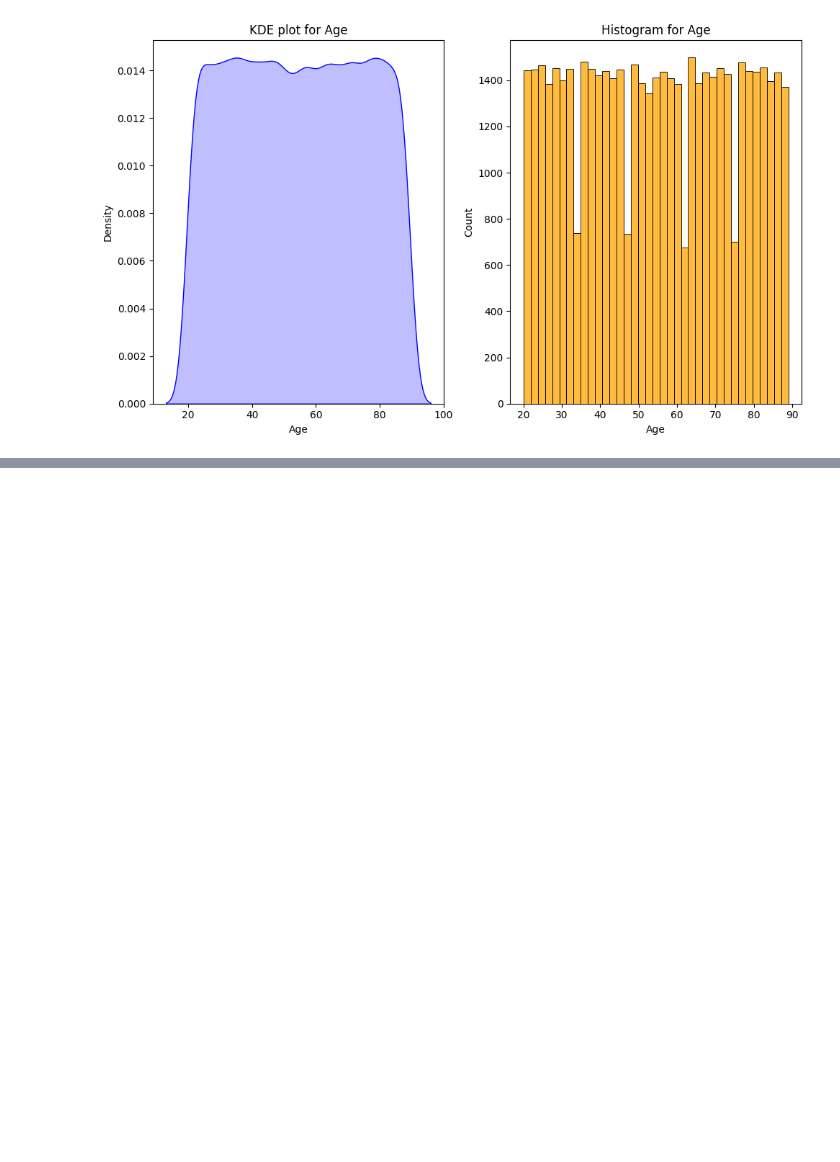
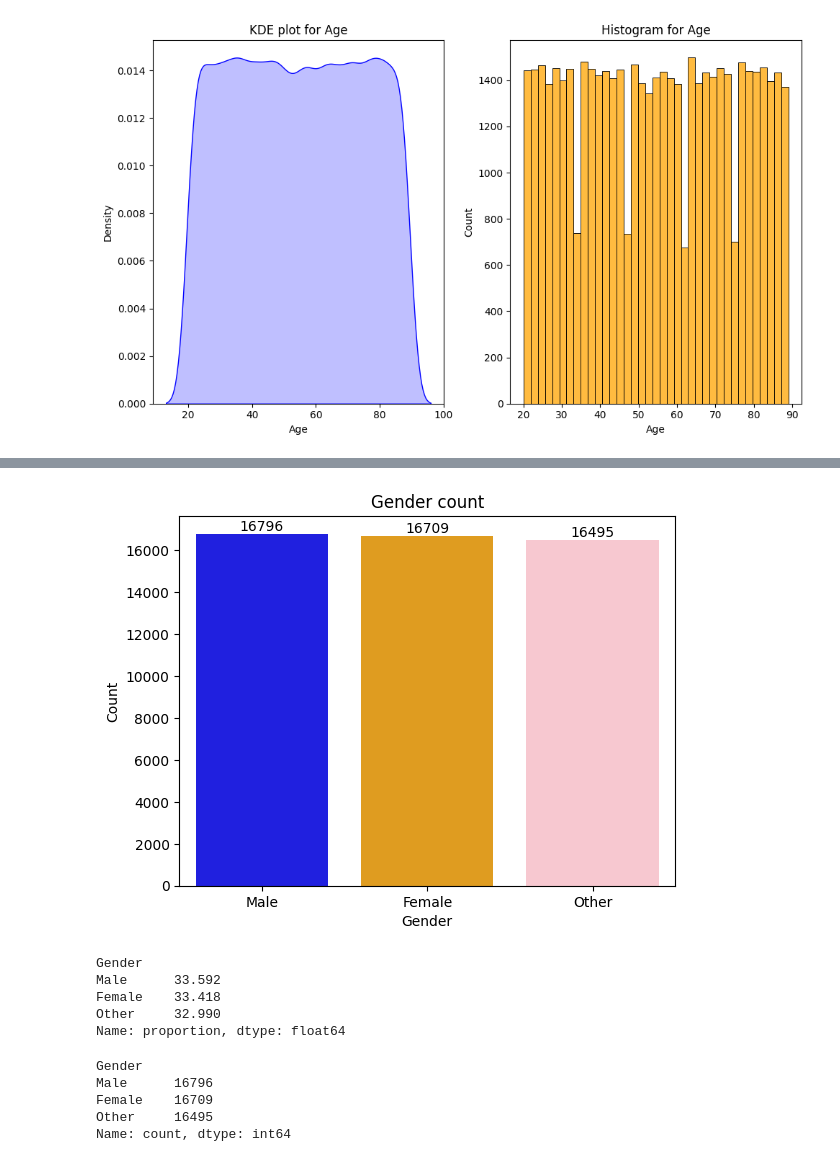
Before and after one commit to aijulhussain/EDA-project, a Jupyter notebook: EDA_ON_CANCER_DATAST.ipynb, the cells around one changed output, grey strips where cells are left out. Drawn from its saved outputs; the diff is of its cells as text; code cells hidden in the pictures; blank space fills up the shorter version.

```diff
--- a/EDA_ON_CANCER_DATAST.ipynb
+++ b/EDA_ON_CANCER_DATAST.ipynb
@@ -67,0 +88,33 @@ plt.show()
+# %%
+# Gender column analysis
+data["Gender"].value_counts()
+
+sns.barplot(x=data["Gender"].value_counts().index,
+            y=data["Gender"].value_counts().values,
+            palette=["blue", "orange", "pink"])
+
+for i, v in enumerate(data["Gender"].value_counts()):
+    plt.text(i, v, str(v), ha="center", va="bottom")
+
+plt.title("Gender count")
+plt.xlabel("Gender")
+plt.ylabel("Count")
+plt.show()
+# %% [output]
+[figure, added]
+# %%
+data["Gender"].value_counts(normalize=True) * 100
+# %% [output]
+Gender
+Male      33.592
+Female    33.418
+Other     32.990
+Name: proportion, dtype: float64
+# %%
+data["Gender"].value_counts()
+# %% [output]
+Gender
+Male      16796
+Female    16709
+Other     16495
+Name: count, dtype: int64
```
Also changed, not shown: parts of 2 cells of this notebook.
